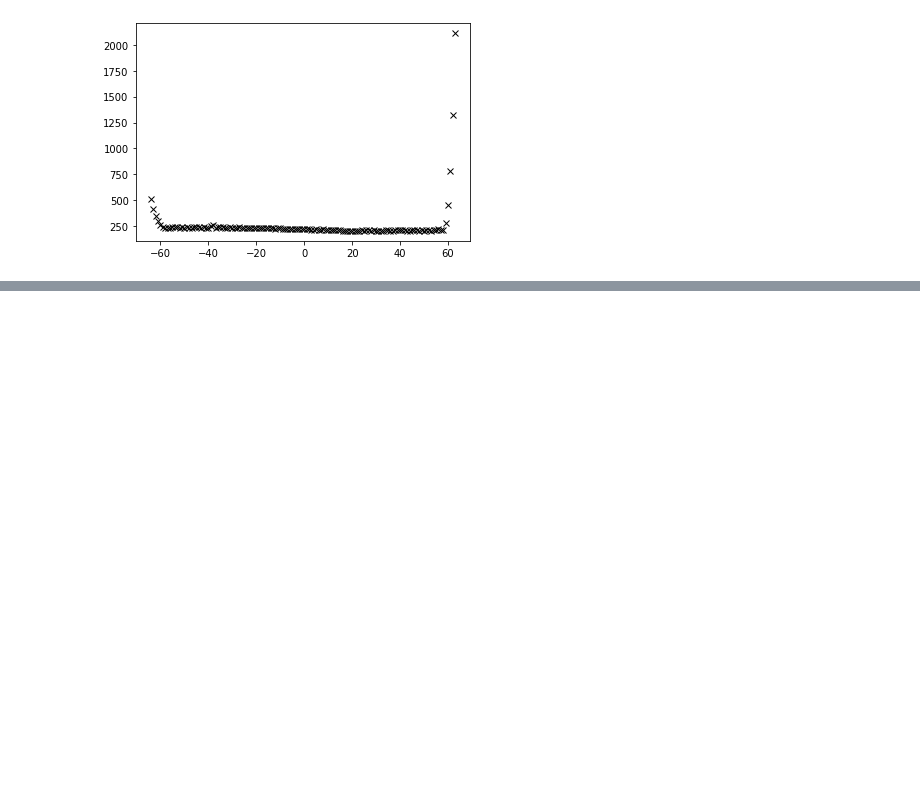
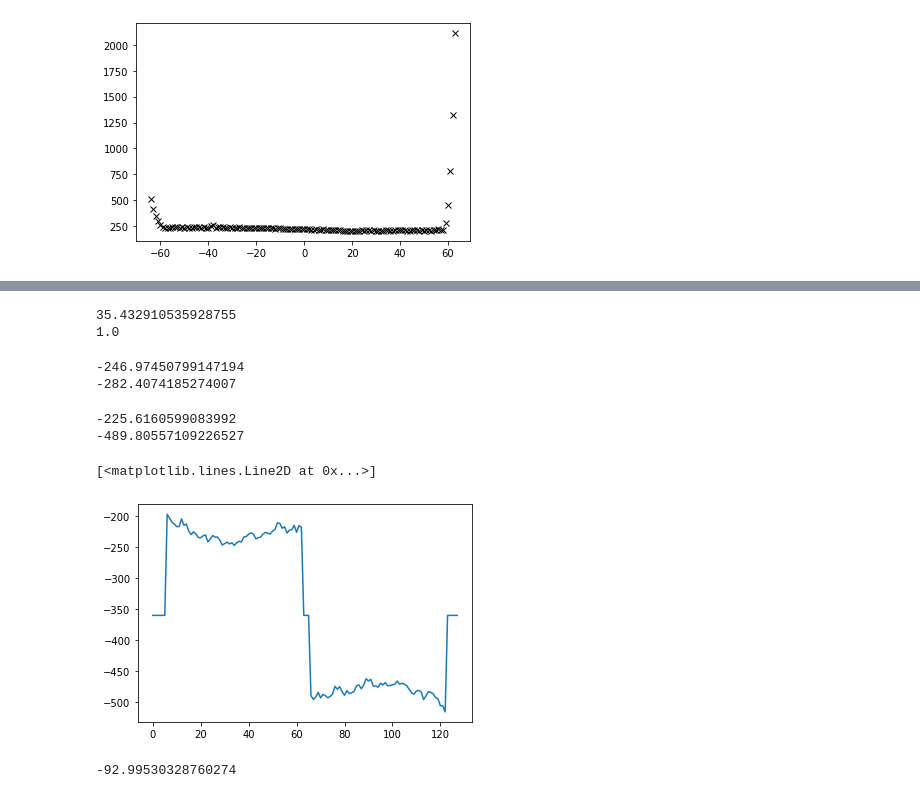
Before and after one commit to ucsdwcsng/WiWi-ESP-Firmware, a Jupyter notebook: Data_Processing/test_plot.ipynb, the cells around one changed output, grey strips where cells are left out. Cells and saved outputs as stored; diff of their text form; code cells hidden in the pictures; blank space fills up the shorter version.

```diff
--- a/Data_Processing/test_plot.ipynb
+++ b/Data_Processing/test_plot.ipynb
@@ -1113,0 +1364,29 @@ plt.plot(SubChannel, yy2[packet]-yy1[packet], 'kx')
+# %%
+shift1 = np.min(PhaseSubShiftHigh1[11, 6: 60]) -  np.max(PhaseSubShiftHigh1[11, 66: 120])
+print(shift1)
+multiplier1 = shift1//90+1
+print(multiplier1)
+# %% [output]
+35.432910535928755
+1.0
+# %%
+print( np.min(PhaseSubShiftHigh1[11, 6: 60]))
+print(np.max(PhaseSubShiftHigh1[11, 66: 120]))
+# %% [output]
+-246.97450799147194
+-282.4074185274007
+# %%
+print(np.min(PhaseSubShiftHigh1[11, 60]))
+print(np.max(PhaseSubShiftHigh1[11, 66]))
+# %% [output]
+-225.6160599083992
+-489.80557109226527
+# %%
+plt.plot(PhaseSubShiftHigh1[11])
+# %% [output]
+[<matplotlib.lines.Line2D at 0x...>]
+[figure, added]
+# %%
+difference
+# %% [output]
+-92.99530328760274
```
Also changed, not shown: parts of 15 cells of this notebook, 45 other files.
